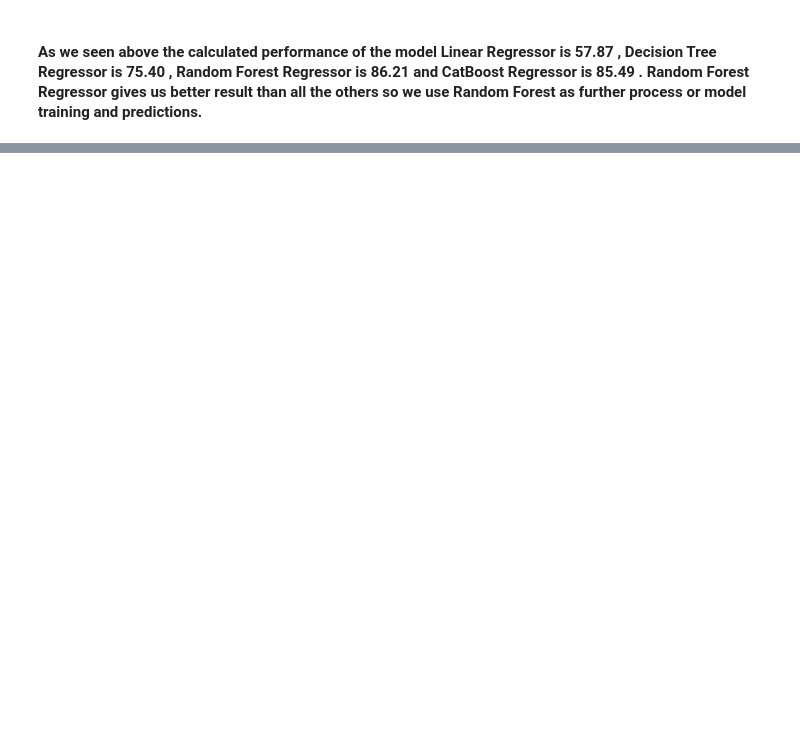
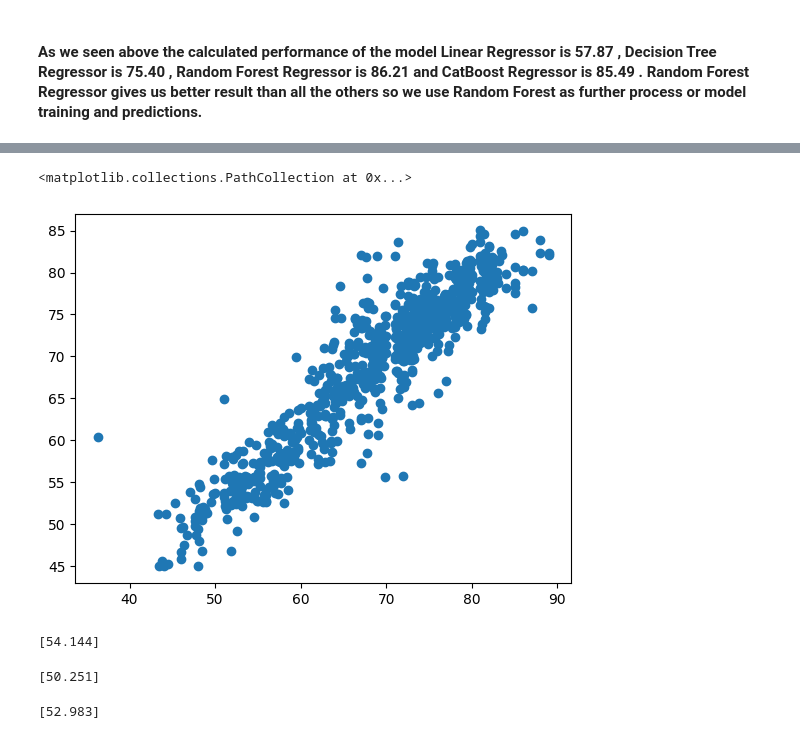
Before and after one commit to arunkumr09/Life-Expectancy-Prediction, a Jupyter notebook: Model_training.ipynb, the cells around one changed output, grey strips where cells are left out. Cells and saved outputs as stored; diff of their text form; code cells hidden in the pictures; blank space fills up the shorter version.

```diff
--- a/Model_training.ipynb
+++ b/Model_training.ipynb
@@ -158,0 +176,7 @@ Decision Tree
+# %%
+predictions = final_model.predict(X_test)
+# %%
+plt.scatter(y_test,predictions)
+# %% [output]
+<matplotlib.collections.PathCollection at 0x...>
+[figure, added]
@@ -158,0 +192,26 @@ Decision Tree
+# %%
+# Create a new data point
+
+new_data = np.array([[17,18,19,20,21,22]])
+
+# Make a prediction
+prediction1 = loaded_model.predict(new_data)
+print(prediction1)
+# %% [output]
+[54.144]
+# %%
+# Make another prediction
+
+new_data = np.array([[19,99,90000,99,99,49]])
+prediction2 = loaded_model.predict(new_data)
+print(prediction2)
+# %% [output]
+[50.251]
+# %%
+# Make another prediction
+
+new_data = np.array([[7,29,9000,19,39,9]])
+prediction3 = loaded_model.predict(new_data)
+print(prediction3)
+# %% [output]
+[52.983]
```
Also changed, not shown: parts of 4 cells of this notebook, 2 other files.
